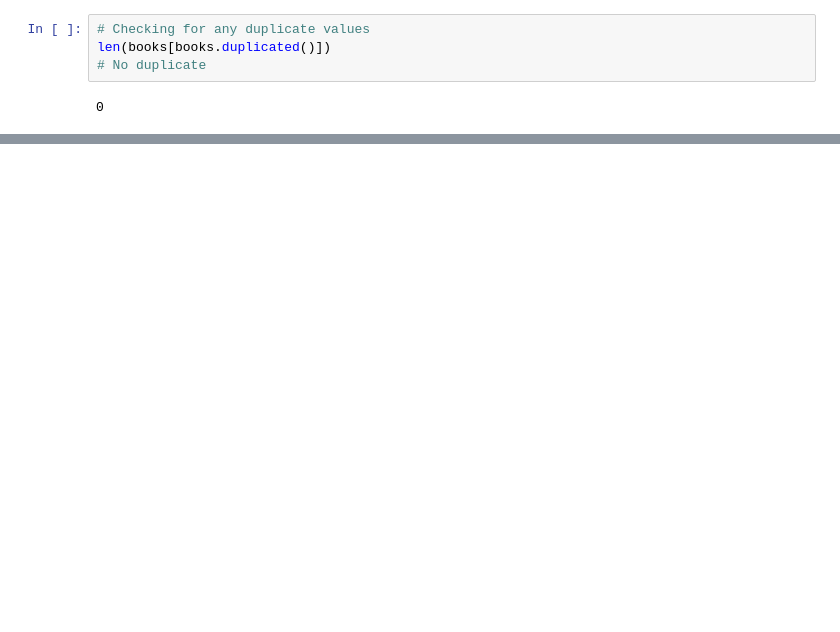
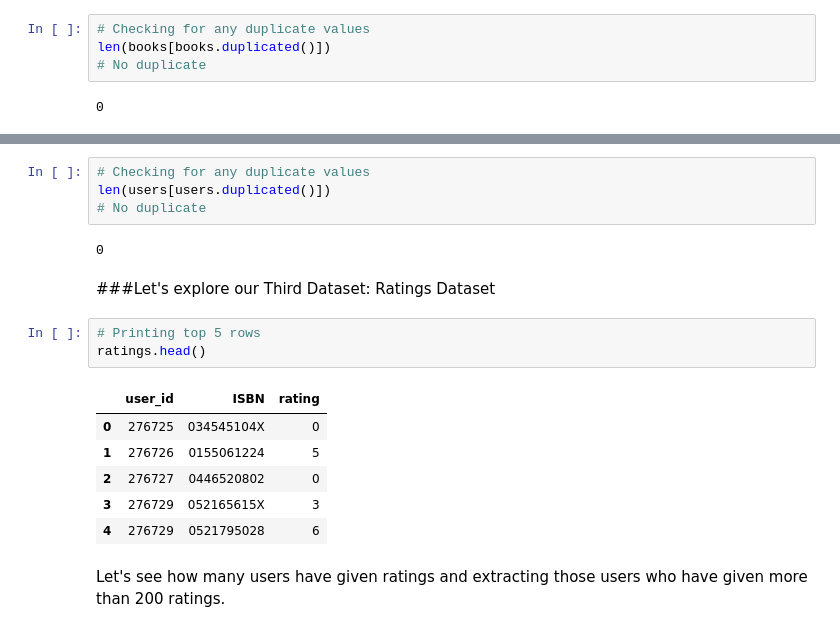
Before and after one commit to RITIK1442840127/Book-Recommendation-System, a Jupyter notebook: Book_Recommendation_System_(_Capstone_project_).ipynb, the cells around one changed output, grey strips where cells are left out. Cells and saved outputs as stored; diff of their text form; blank space fills up the shorter version.

```diff
--- a/Book_Recommendation_System_(_Capstone_project_).ipynb
+++ b/Book_Recommendation_System_(_Capstone_project_).ipynb
@@ -354,0 +435,20 @@ len(books[books.duplicated()])
+# %%
+# Checking for any duplicate values
+len(users[users.duplicated()])
+# No duplicate
+# %% [output]
+0
+# %% [markdown]
+###Let's explore our Third Dataset: Ratings Dataset
+# %%
+# Printing top 5 rows
+ratings.head()
+# %% [output]
+|  | user_id | ISBN | rating |
+| 0 | 276725 | 034545104X | 0 |
+| 1 | 276726 | 0155061224 | 5 |
+| 2 | 276727 | 0446520802 | 0 |
+| 3 | 276729 | 052165615X | 3 |
+| 4 | 276729 | 0521795028 | 6 |
+# %% [markdown]
+Let's see how many users have given ratings and extracting those users who have given more than 200 ratings.
```
Also changed, not shown: parts of 37 cells of this notebook.
